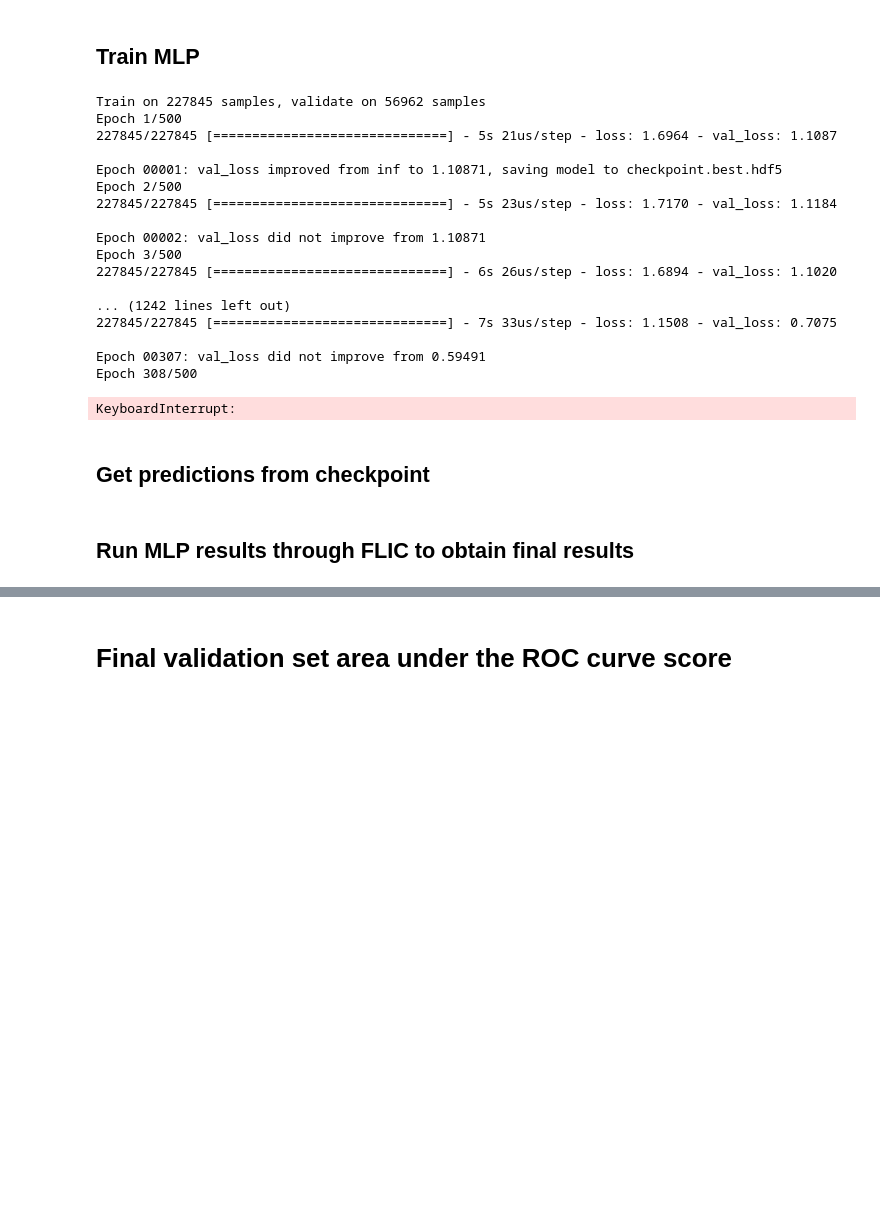
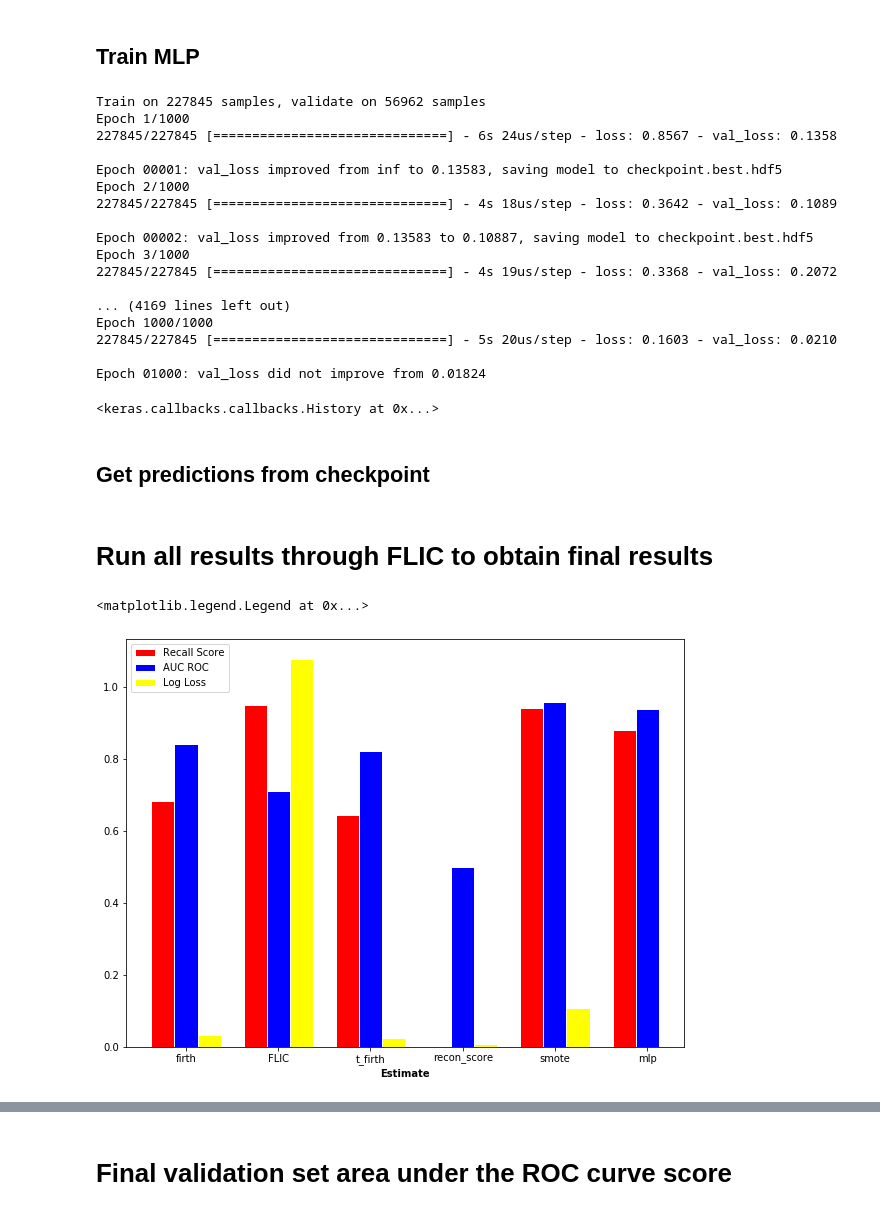
Before and after one commit to minotaur142/credit-card-fraud, a Jupyter notebook: FraudDetectionComplete.ipynb, the cells around one changed output, grey strips where cells are left out. Saved outputs shown, nothing was run; the diff lists cells and outputs as text; code cells hidden in the pictures; blank space fills up the shorter version.

```diff
--- a/FraudDetectionComplete.ipynb
+++ b/FraudDetectionComplete.ipynb
@@ -448,19 +437,20 @@ val_output5 = ae5(val_output4)
 final_train_output = train_output5.detach().numpy()
 final_val_output = val_output5.detach().numpy()
 train_reconstruction_score = np.power(X_train_sc - final_train_output,2).sum(axis=1)
+train_reconstruction score = train_reconstruction_score/(train_reconstruction_score.max()-train_reconstruction_score.min())
 val_reconstruction_score = np.power(X_val_sc - final_val_output,2).sum(axis=1)
-X_train['recon_score']=train_reconstruction_score
-X_val['recon_score']= val_reconstruction_score
+val_reconstruction score = val_reconstruction_score/(val_reconstruction_score.max()-val_reconstruction_score.min())
+train_results['recon_score']=train_reconstruction_score
+val_results['recon_score']= val_reconstruction_score
 # %% [markdown]
 # Logistic Regression with L2 regularization on SMOTE data
 # %%
 smote = SMOTE(n_jobs=-1)
 smote_train_X, smote_train_y = smote.fit_resample(X_train,y_train)
-smote_val_X, smote_val_y = smote.fit_resample(X_val,y_val)
 sklearn = LogisticRegression()
 sklearn.fit(smote_train_X,smote_train_y)
-X_train['smote']=sklearn.predict_proba(X_train)[:,1]
-X_val['smote']=sklearn.predict_proba(X_val)[:,1]
+train_results['smote']=sklearn.predict_proba(X_train)[:,1]
+val_results['smote']=sklearn.predict_proba(X_val)[:,1]
 # %% [markdown]
 # Class-Weighted MLP
 # %% [markdown]
@@ -508,32 +510,34 @@ nn.compile(loss='binary_crossentropy', optimizer='adam')
 # %% [markdown]
 ## Train MLP
 # %%
-nn.fit(X_train_keras,
+nn.fit(train_results.values,
        y_train_keras,
        epochs=1000,
        class_weight=class_weights,
        batch_size=512,
-       validation_data=(X_val_keras,y_val_keras),
+       validation_data=(val_results.values,y_val_keras),
        callbacks=[scheduler,checkpoint])
 # %% [output]
 Train on 227845 samples, validate on 56962 samples
-Epoch 1/500
-227845/227845 [==============================] - 5s 21us/step - loss: 1.6964 - val_loss: 1.1087
+Epoch 1/1000
+227845/227845 [==============================] - 6s 24us/step - loss: 0.8567 - val_loss: 0.1358
 
-Epoch 00001: val_loss improved from inf to 1.10871, saving model to checkpoint.best.hdf5
-Epoch 2/500
-227845/227845 [==============================] - 5s 23us/step - loss: 1.7170 - val_loss: 1.1184
+Epoch 00001: val_loss improved from inf to 0.13583, saving model to checkpoint.best.hdf5
+Epoch 2/1000
+227845/227845 [==============================] - 4s 18us/step - loss: 0.3642 - val_loss: 0.1089
 
-Epoch 00002: val_loss did not improve from 1.10871
-Epoch 3/500
-227845/227845 [==============================] - 6s 26us/step - loss: 1.6894 - val_loss: 1.1020
+Epoch 00002: val_loss improved from 0.13583 to 0.10887, saving model to checkpoint.best.hdf5
+Epoch 3/1000
+227845/227845 [==============================] - 4s 19us/step - loss: 0.3368 - val_loss: 0.2072
 
-... (1242 lines left out)
-227845/227845 [==============================] - 7s 33us/step - loss: 1.1508 - val_loss: 0.7075
+... (4169 lines left out)
+Epoch 1000/1000
+227845/227845 [==============================] - 5s 20us/step - loss: 0.1603 - val_loss: 0.0210
 
-Epoch 00307: val_loss did not improve from 0.59491
-Epoch 308/500
+Epoch 01000: val_loss did not improve from 0.01824
-KeyboardInterrupt:
+<keras.callbacks.callbacks.History at 0x...>
+# %%
+val_results['recon_score']=val_results.recon_score/(val_results.recon_score.max()-val_results.recon_score.min())
 # %% [markdown]
 ## Get predictions from checkpoint
 # %%
@@ -551,7 +555,34 @@ results_nn.compile(loss='binary_crossentropy',optimizer='adam')
 val_preds = results_nn.predict(X_val_keras)
 train_preds = results_nn.predict(X_train_keras)
 
-train_preds = pd.DataFrame(train_preds[:,1],index=X_train.index)
-val_preds = pd.DataFrame(val_preds[:,1],index=X_val.index)
+train_results['mlp'] = train_preds[:,1]
+val_results['mlp'] = val_preds[:,1]
 # %% [markdown]
-## Run MLP results through FLIC to obtain final results
+# Run all results through FLIC to obtain final results
+# %%
+recalls = []
+auc_rocs = []
+log_losses =[]
+for col in val_results.columns:
+    recalls.append(recall_score(y_val,val_results[col].round()))
+    auc_rocs.append(roc_auc_score(y_val,val_results[col].round()))
+    log_losses.append(log_loss(y_val,val_results[col]))
+
+estimators = list(val_results.columns)
+width = 0.25
+
+plt.figure(figsize=(10,7.5))
+r1 = np.arange(len(recalls))
+r2 = [i + width for i in r1]
+r3 = [i + width for i in r2]
+
+plt.bar(r1, recalls, color='red', width=width, edgecolor='white', label='Recall Score')
+plt.bar(r2, auc_rocs, color='blue', width=width, edgecolor='white', label='AUC ROC')
+plt.bar(r3, log_losses, color='yellow', width=width, edgecolor='white', label='Log Loss')
+
+plt.xlabel('Estimate', fontweight='bold')
+plt.xticks([i + width for i in range(len(recalls))], estimators)
+plt.legend()
+# %% [output]
+<matplotlib.legend.Legend at 0x...>
+[figure, added]
```
Also changed, not shown: parts of 7 cells of this notebook.
